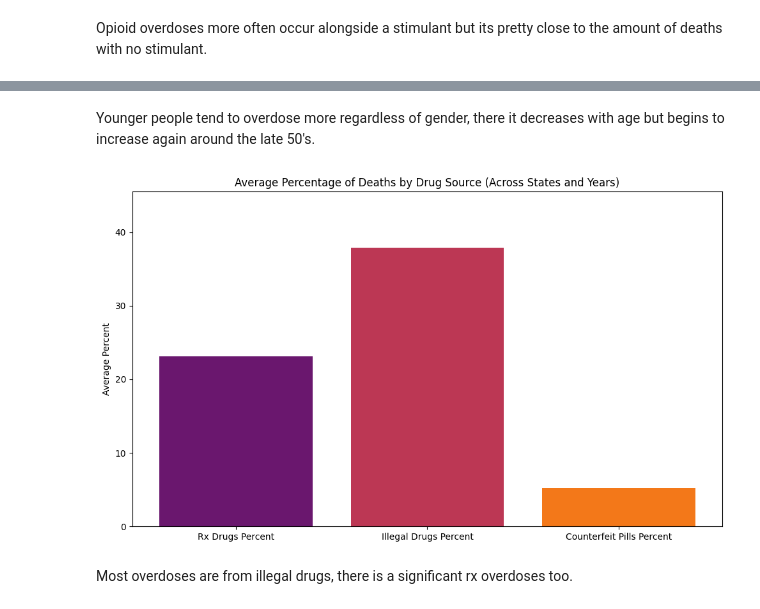
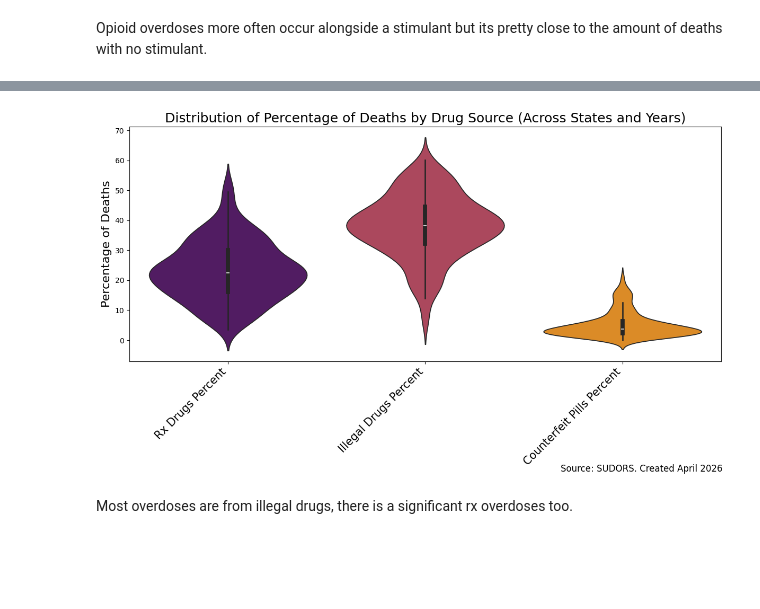
Before and after one commit to kailynforsythe/Opioid-Crisis, a Jupyter notebook: EDA/notebooks/Capstone Project EDA.ipynb, the cells around one changed output, grey strips where cells are left out. Saved outputs shown, nothing was run; the diff lists cells and outputs as text; code cells hidden in the pictures; blank space fills up the shorter version.

```diff
--- a/EDA/notebooks/Capstone Project EDA.ipynb
+++ b/EDA/notebooks/Capstone Project EDA.ipynb
@@ -241,25 +157,19 @@ plt.show()
-# %% [markdown]
-Younger people tend to overdose more regardless of gender, there it decreases with age but begins to increase again around the late 50's.
 # %%
-rx_percent = sudors['rx_drugs_percent'].mean()
-illegal_percent = sudors['illegal_drugs_percent'].mean()
-counterfeit_percent = sudors['counterfeit_pills_percent'].mean()
+# --- Proposed elevation: Violin plot to show distribution ---
+# Prepare data for violin plot
+df_box = sudors[['rx_drugs_percent', 'illegal_drugs_percent', 'counterfeit_pills_percent']]
+df_box.columns = ['Rx Drugs Percent', 'Illegal Drugs Percent', 'Counterfeit Pills Percent']
 
-labels = ['Rx Drugs Percent', 'Illegal Drugs Percent', 'Counterfeit Pills Percent']
-values = [rx_percent, illegal_percent, counterfeit_percent]
-
-# Get colors from the 'inferno' colormap
-colors = cm.inferno(np.linspace(0.3, 0.7, len(labels)))
-
-plt.figure(figsize=(10, 6))
-plt.bar(labels, values, color=colors)
-plt.ylabel('Average Percent')
-plt.title('Average Percentage of Deaths by Drug Source (Across States and Years)')
-plt.ylim(0, max(values) * 1.2)
+plt.figure(figsize=(12, 7))
+sns.violinplot(data=df_box, palette='inferno')
+plt.ylabel('Percentage of Deaths', fontsize=16)
+plt.title('Distribution of Percentage of Deaths by Drug Source (Across States and Years)', fontsize=18)
+plt.xticks(rotation=45, ha='right', fontsize=15)
+plt.figtext(0.99, 0.01, "Source: SUDORS. Created April 2026", ha="right", fontsize=12)
 plt.tight_layout()
-plt.savefig("Average Percentage of Deaths by Drug Source.png", bbox_inches="tight")
+plt.savefig("Distribution of Percentage of Deaths by Drug Source_Violinplot.png", bbox_inches="tight")
 plt.show()
 # %% [output]
-[figure, old version]
+[figure, new version]
 # %% [markdown]
 Most overdoses are from illegal drugs, there is a significant rx overdoses too.
```
Also changed, not shown: parts of 15 cells of this notebook.
